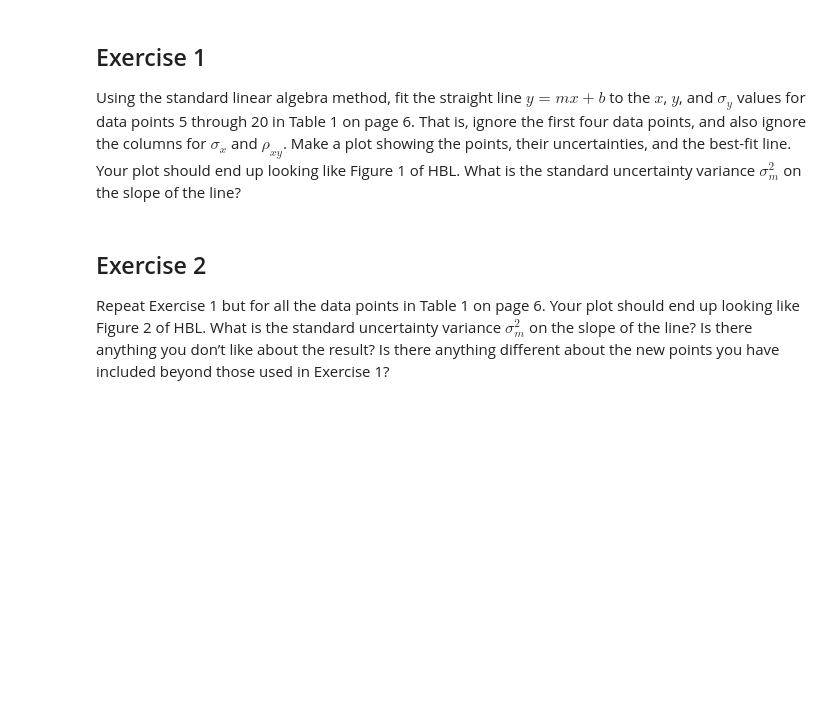
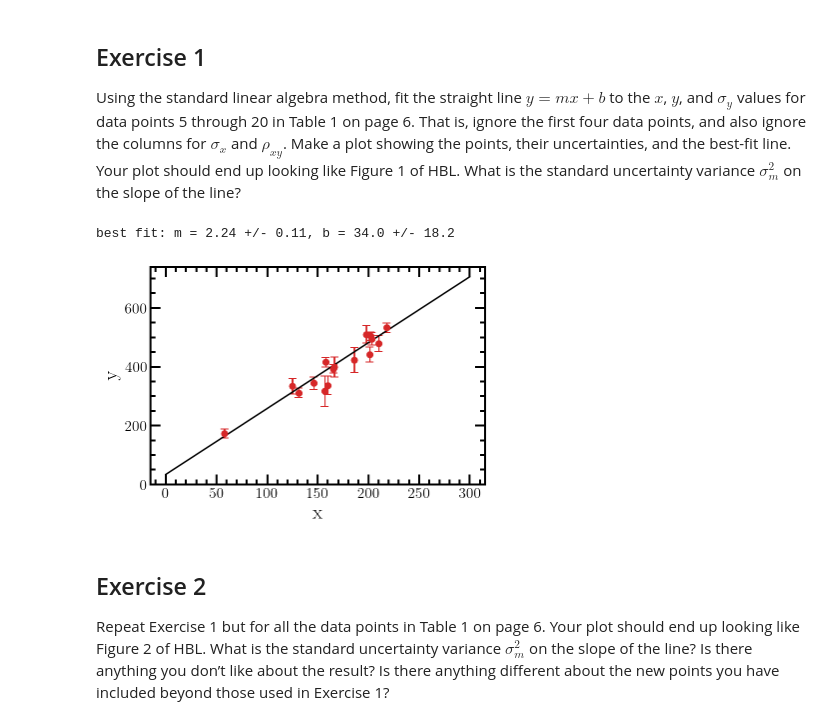
Before and after one commit to HowWeScience/hack-sessions, a Jupyter notebook: fitting-a-line-to-data/E1-E3.ipynb, the cells around one changed output. Drawn from its saved outputs; the diff is of its cells as text; code cells hidden in the pictures; blank space fills up the shorter version.

```diff
--- a/fitting-a-line-to-data/E1-E3.ipynb
+++ b/fitting-a-line-to-data/E1-E3.ipynb
@@ -157,6 +193,47 @@ Cinv = np.linalg.inv(C)        # and its inverse!!!
 ## Exercise 1
 
 Using the standard linear algebra method, fit the straight line $y = mx + b$ to the $x$, $y$, and $\sigma_y$ values for data points 5 through 20 in Table 1 on page 6. That is, ignore the first four data points, and also ignore the columns for $\sigma_x$ and $\rho_{xy}$. Make a plot showing the points, their uncertainties, and the best-fit line. Your plot should end up looking like Figure 1 of HBL. What is the standard uncertainty variance $\sigma_m^2$ on the slope of the line?
+# %%
+# We'll use these functions for each exercise.
+
+def solve(data, order_fit=1):
+    X = np.vander(data['x'], N=order_fit+1, increasing=True)
+    C = np.diag(data['sig_y']**2)
+    Cinv = np.linalg.inv(C)
+
+    # check out this new matrix operator!
+    theta_best = np.linalg.inv(X.T @ Cinv @ X) @ (X.T @ Cinv @ data['y'])
+    Sigma = np.linalg.inv(X.T @ Cinv @ X)
+
+    return theta_best, Sigma
+
+
+def print_results(theta_best, Sigma, order_fit):
+    if order_fit==1:
+        print('best fit: m = {:.2f} +/- {:.2f}, b = {:.1f} +/- {:.1f}'.\
+              format(theta_best[1], np.sqrt(Sigma[1, 1]), theta_best[0], np.sqrt(Sigma[0, 0])))
+    elif order_fit==2:
+        print('best fit: q = {:.4f} +/0 {:.4f}, m = {:.2f} +/- {:.2f}, b = {:.0f} +/- {:.0f}'.\
+              format(theta_best[2], np.sqrt(Sigma[2, 2]), theta_best[1],
+                     np.sqrt(Sigma[1, 1]), theta_best[0], np.sqrt(Sigma[0, 0])))
+
+
+def plot(data, theta_best):
+    x_vals = np.linspace(0, 300, 300)
+    plt.errorbar(data['x'], data['y'], yerr=data['sig_y'], fmt='o', color='tab:red', capsize=4)
+    plt.plot(x_vals, np.poly1d(theta_best[::-1])(x_vals), 'k')
+    plt.xlabel('x', fontsize=20)
+    plt.ylabel('y', fontsize=20)
+    plt.minorticks_on()
+# %%
+theta_best, Sigma = solve(table[4:20])
+print_results(theta_best, Sigma, 1)
+# %% [output]
+best fit: m = 2.24 +/- 0.11, b = 34.0 +/- 18.2
+# %%
+plot(table[4:20], theta_best)
+# %% [output]
+[figure, added]
 # %% [markdown]
 ## Exercise 2
 
```
Also changed, not shown: parts of 8 cells of this notebook, 1 other file.
